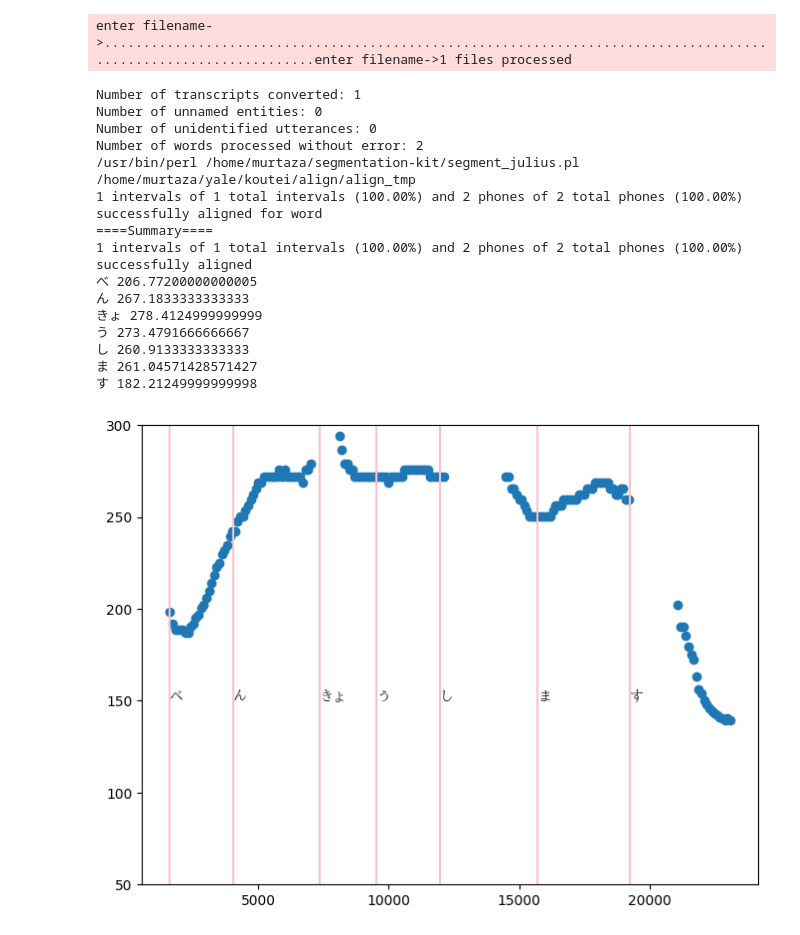
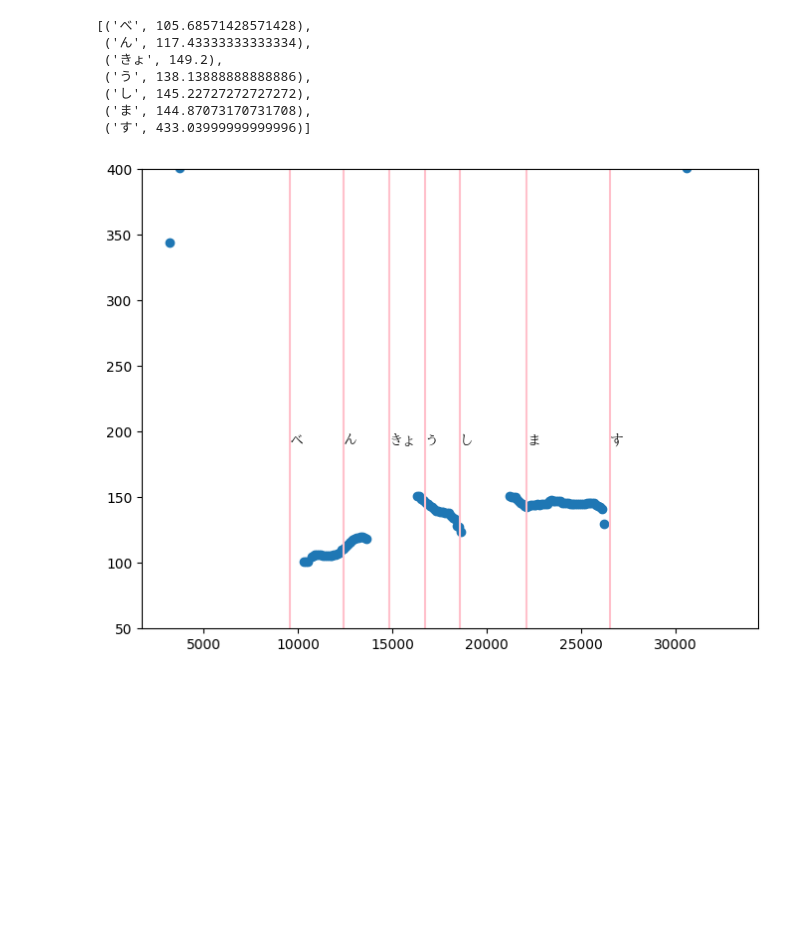
Before and after one commit to murtaza64/koutei, a Jupyter notebook: prototype.ipynb, the cells around one changed output. Drawn from its saved outputs; the diff is of its cells as text; code cells hidden in the pictures; blank space fills up the shorter version.

```diff
--- a/prototype.ipynb
+++ b/prototype.ipynb
@@ -174,6 +0,0 @@ def get_syllables_start_end_julius(data_stereo, sample_rate, kana):
-# %%
-wav_path = "./audio/Pages/Masu/1_Affirmative/13_勉強します_べんきょうします_to study_0_L2.wav"
-kana = "べんきょうします"
-data, sr = librosa.load(wav_path, mono=False)
-sylls = list(get_syllables_julius(data, sr, kana))
-pitches = get_pitches(sylls, sr)
@@ -190,3 +0,0 @@ enter filename->................................................................
-# %%
-chunk, kana, _ = sylls[6]
-get_first_strong_peak(chunk, kana, graph=True)
@@ -222,76 +4,56 @@ for onset, kana in zip(onsets, kana):
 # %%
 
-wav_path = "./audio/Pages/Masu/1_Affirmative/13_勉強します_べんきょうします_to study_0_L2.wav"
-kana = "べんきょうします"
+from koutei import get_pitches_fine_grained, get_avg_syllable_pitches, pitch_contour_similarity
+from julius_interface import get_syllables_start_end_julius
+from word_map import word_map
+import librosa
+import matplotlib.pyplot as plt
+
+# word = "帰りますか"
+# word_data = word_map[word]
+# wav_path = f"../../jpp/public/audio/{word_data['category']}/{word}.wav"
+# moras = word_data["moras"]
+wav_path = "/mnt/c/Users/User/Desktop/good_benkyou.wav"
+moras = word_map["勉強します"]["moras"]
+
 data, sr = librosa.load(wav_path)
-
-INTERVAL_SAMPLES = 100
-WINDOW_SAMPLES = 800
-def get_pitches_fine_grained(data, sample_rate):
-    for chunk_start in range(0, len(data), INTERVAL_SAMPLES):
-        chunk = data[chunk_start:chunk_start+WINDOW_SAMPLES]
-        strong_peak, acorr = get_first_strong_peak(chunk)
-        if strong_peak > 20 \
-                and 50 < sample_rate / strong_peak < 500 \
-                and acorr > 0.5:
-            yield chunk_start, round(sample_rate / strong_peak, 1)
 
 
 fig, ax = plt.subplots()
 fig.set_size_inches(8, 6)
 
 onsets_and_pitches = list(get_pitches_fine_grained(data, sr))
 pitch_sample_onsets, pitches = zip(*onsets_and_pitches)
 
 ax.scatter(pitch_sample_onsets, pitches)
 
-sylls = list(get_syllables_start_end_julius(data, sr, kana))
+sylls = list(get_syllables_start_end_julius(data, sr, moras))
 syll_onsets = [syll[1] for syll in sylls]
 syll_kana = [syll[0] for syll in sylls]
 
-ax.set_ylim(50, 300)
+ax.set_ylim(50, 400)
 
 for onset, kana in zip(syll_onsets, syll_kana):
     ax.axvline(
         onset,
         -1, 1,
         color="pink",
     )
     ax.text(
         onset,
         0.4,
         kana,
         transform=ax.get_xaxis_transform(),
         fontname="TakaoMincho"
     )
 
-i = 0
-# start at beginning of first syllable
-while onsets_and_pitches[i][0] < sylls[0][1]:
-    i += 1
-
-for kana, syll_s, syll_e in sylls:
-    pitches = []
-    while onsets_and_pitches[i][0] < syll_e:
-        pitches.append(onsets_and_pitches[i][1])
-        i += 1
-    avg_pitch = sum(pitches) / len(pitches)
-    print(kana, avg_pitch)
+get_avg_syllable_pitches(wav_path, moras)
 # %% [output]
-enter filename->.................................................................................................................enter filename->1 files processed
+[('べ', 105.68571428571428),
+ ('ん', 117.43333333333334),
+ ('きょ', 149.2),
+ ('う', 138.13888888888886),
+ ('し', 145.22727272727272),
+ ('ま', 144.87073170731708),
+ ('す', 433.03999999999996)]
-Number of transcripts converted: 1
-Number of unnamed entities: 0
-Number of unidentified utterances: 0
-Number of words processed without error: 2
-/usr/bin/perl /home/murtaza/segmentation-kit/segment_julius.pl /home/murtaza/yale/koutei/align/align_tmp
-1 intervals of 1 total intervals (100.00%) and 2 phones of 2 total phones (100.00%) successfully aligned for word
-====Summary====
-1 intervals of 1 total intervals (100.00%) and 2 phones of 2 total phones (100.00%) successfully aligned
-べ 206.77200000000005
-ん 267.1833333333333
-きょ 278.4124999999999
-う 273.4791666666667
-し 260.9133333333333
-ま 261.04571428571427
-す 182.21249999999998
-[figure, old version]
+[figure, new version]
```
Also changed, not shown: parts of 15 cells of this notebook, 7 other files.
